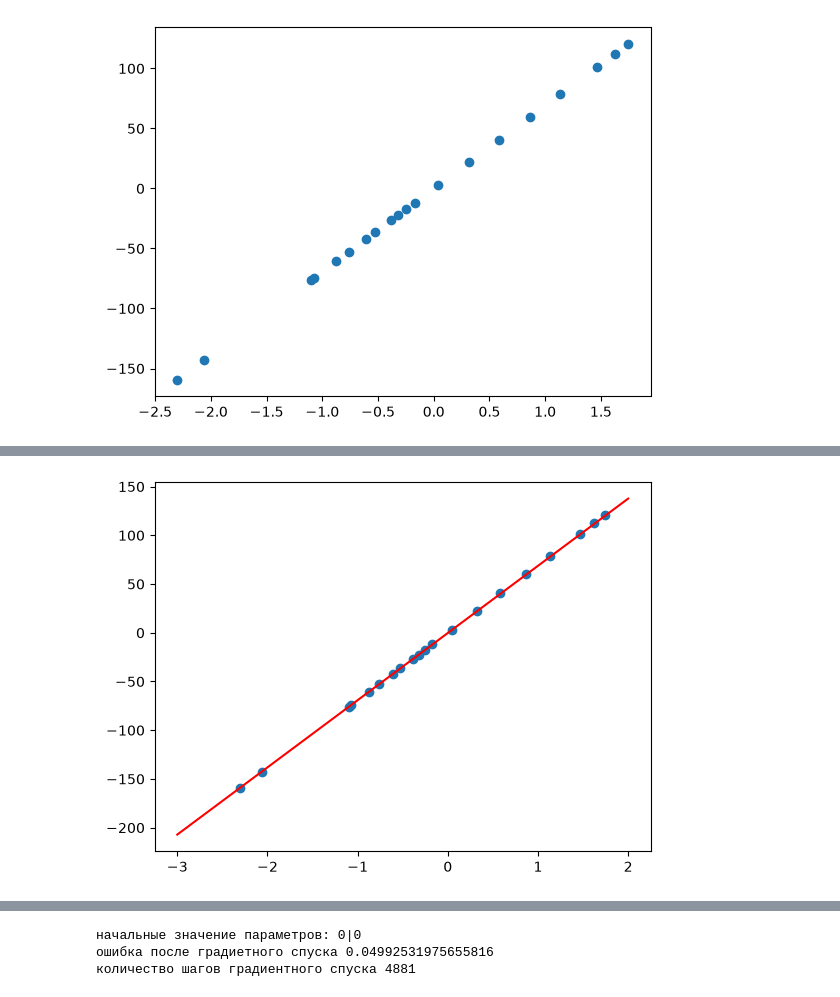
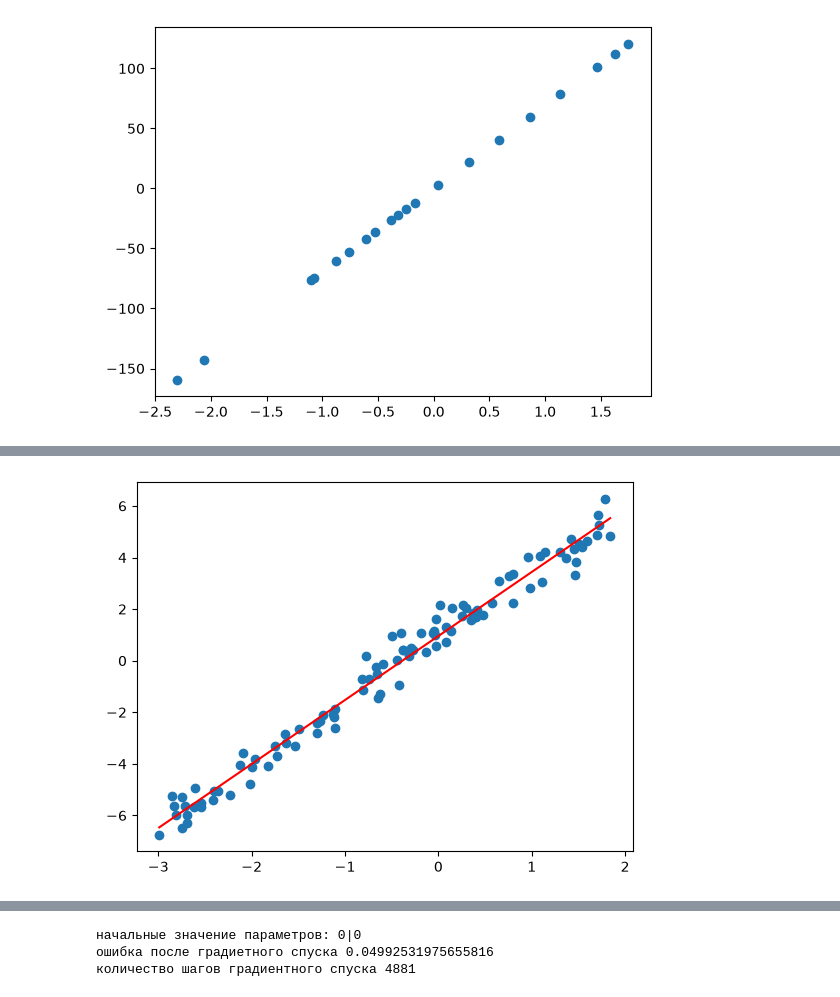
Before and after one commit to exodushka/fa, a Jupyter notebook: ml/prac/prac3.ipynb, the cells around one changed output, grey strips where cells are left out. Saved outputs shown, nothing was run; the diff lists cells and outputs as text; code cells hidden in the pictures.

```diff
--- a/ml/prac/prac3.ipynb
+++ b/ml/prac/prac3.ipynb
@@ -87,12 +123,12 @@ error after gradient descent: 0.04992531975655816
 # %%
-X0 = np.linspace(-3, 2, 100)
-Y0 = hyp.predict(X0)
-plt.figure()
-plt.scatter(x, y)
-plt.plot(X0, Y0, 'r')
-plt.show()
+X_test = np.random.uniform(-3, 2, 100)
+Y_test = 2.5 * X_test + 1.0 + np.random.normal(0, 0.5, 100)
+
+model1 = Model()
+model1.fit(X_test, Y_test)
+model1.plot(X_test, Y_test)
 # %% [output]
-[figure, old version]
+[figure, new version]
 # %%
 plt.figure()
 plt.plot(steps, errors, 'g')
```
Also changed, not shown: parts of 3 cells of this notebook.
